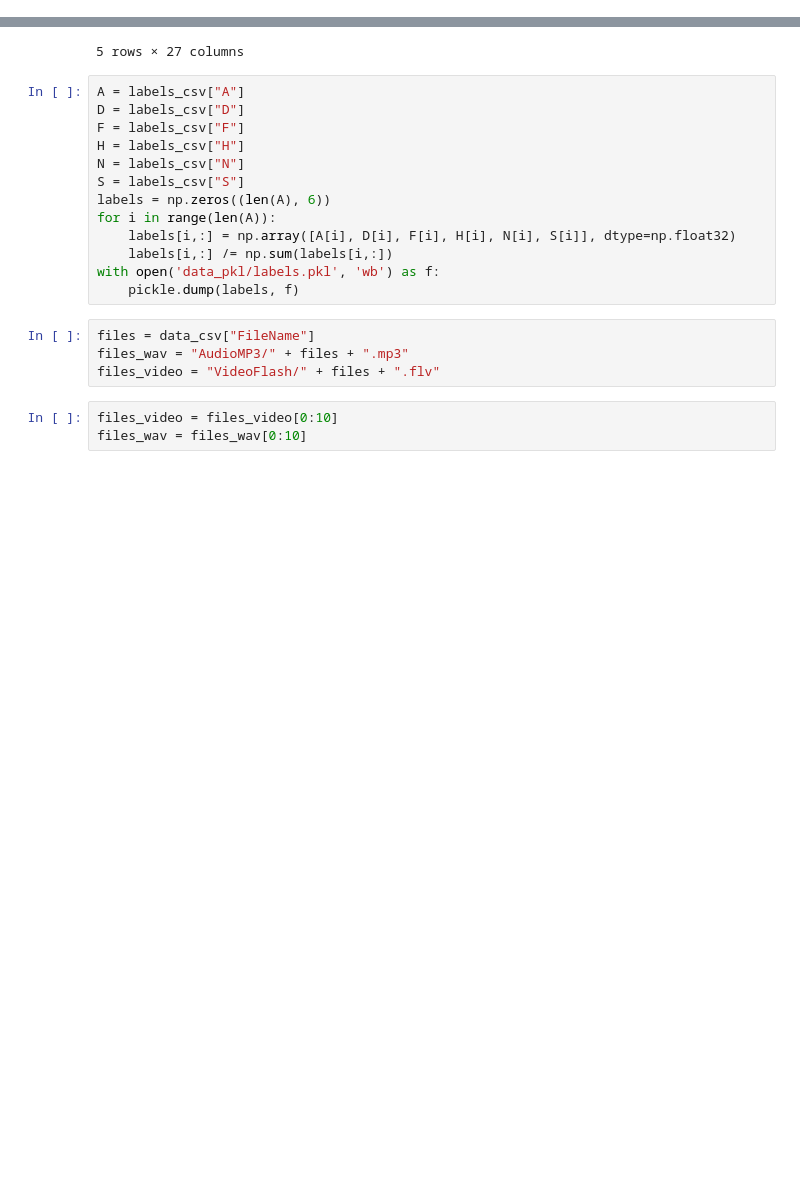
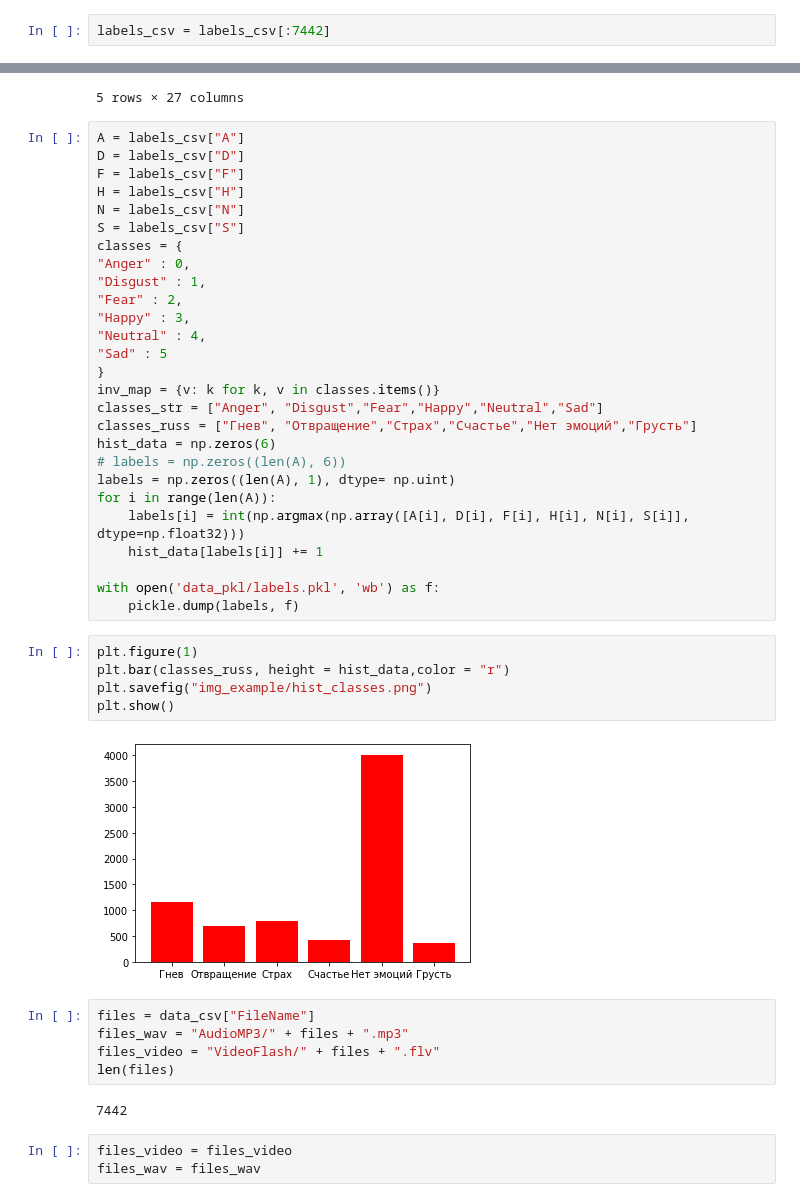
Before and after one commit to IlyaKodua/crema_jupyter, a Jupyter notebook: main.ipynb, the cells around one changed output, grey strips where cells are left out. Cells and saved outputs as stored; diff of their text form; blank space fills up the shorter version.

Commit message:
[+] add video + baseline

```diff
--- a/main.ipynb
+++ b/main.ipynb
@@ -21,6 +24,8 @@ data_csv.head(5)
 | 2 | 3 | 1001_IEO_HAP_MD | N | 67.71 | H | 62.62 | H | 56.56 |
 | 3 | 4 | 1001_IEO_HAP_HI | H | 63.5 | H | 68.25 | H | 73.2 |
 | 4 | 5 | 1001_IEO_SAD_LO | N | 73.71 | N | 73.5 | N | 74.8 |
+# %%
+labels_csv = labels_csv[:7442]
 # %%
 labels_csv.head(5)
 # %% [output]
@@ -38,19 +43,43 @@ F = labels_csv["F"]
 H = labels_csv["H"]
 N = labels_csv["N"]
 S = labels_csv["S"]
-labels = np.zeros((len(A), 6))
+classes = {
+"Anger" : 0,
+"Disgust" : 1,
+"Fear" : 2,
+"Happy" : 3,
+"Neutral" : 4,
+"Sad" : 5
+}
+inv_map = {v: k for k, v in classes.items()}
+classes_str = ["Anger", "Disgust","Fear","Happy","Neutral","Sad"]
+classes_russ = ["Гнев", "Отвращение","Страх","Счастье","Нет эмоций","Грусть"]
+hist_data = np.zeros(6)
+# labels = np.zeros((len(A), 6))
+labels = np.zeros((len(A), 1), dtype= np.uint)
 for i in range(len(A)):
-    labels[i,:] = np.array([A[i], D[i], F[i], H[i], N[i], S[i]], dtype=np.float32)
-    labels[i,:] /= np.sum(labels[i,:])
+    labels[i] = int(np.argmax(np.array([A[i], D[i], F[i], H[i], N[i], S[i]], dtype=np.float32)))
+    hist_data[labels[i]] += 1
+
 with open('data_pkl/labels.pkl', 'wb') as f:
     pickle.dump(labels, f)
+# %%
+plt.figure(1)
+plt.bar(classes_russ, height = hist_data,color = "r")
+plt.savefig("img_example/hist_classes.png")
+plt.show()
+# %% [output]
+[figure, added]
 # %%
 files = data_csv["FileName"]
 files_wav = "AudioMP3/" + files + ".mp3"
 files_video = "VideoFlash/" + files + ".flv"
+len(files)
+# %% [output]
+7442
 # %%
-files_video = files_video[0:10]
-files_wav = files_wav[0:10]
+files_video = files_video
+files_wav = files_wav
 # %%
 def my_resize(y, len_y):
     if(len(y) >= len_y):
```
Also changed, not shown: parts of 24 cells of this notebook.
